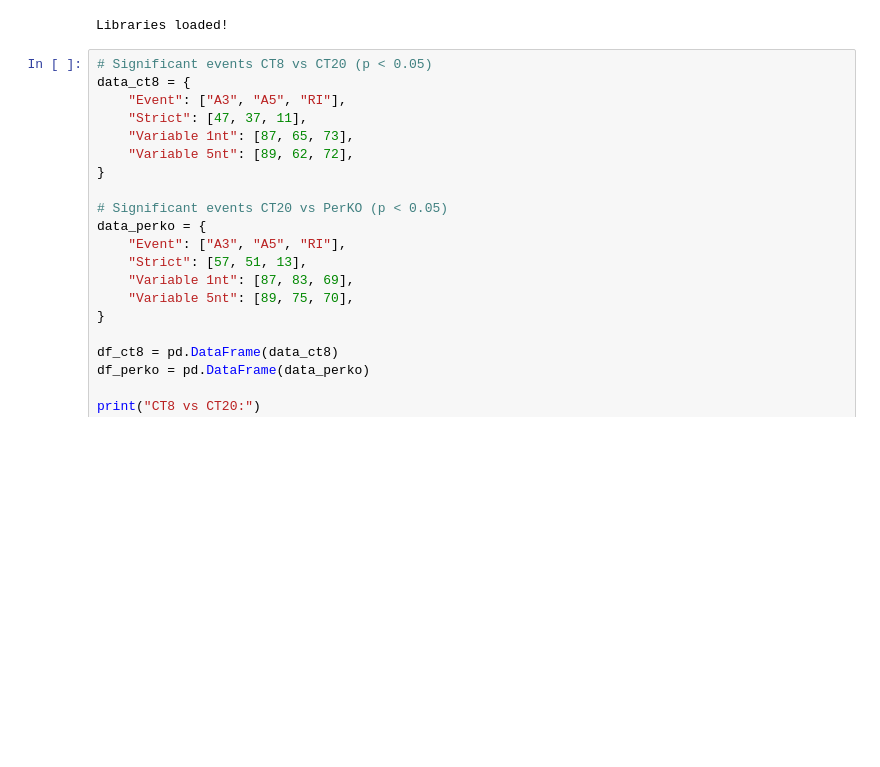
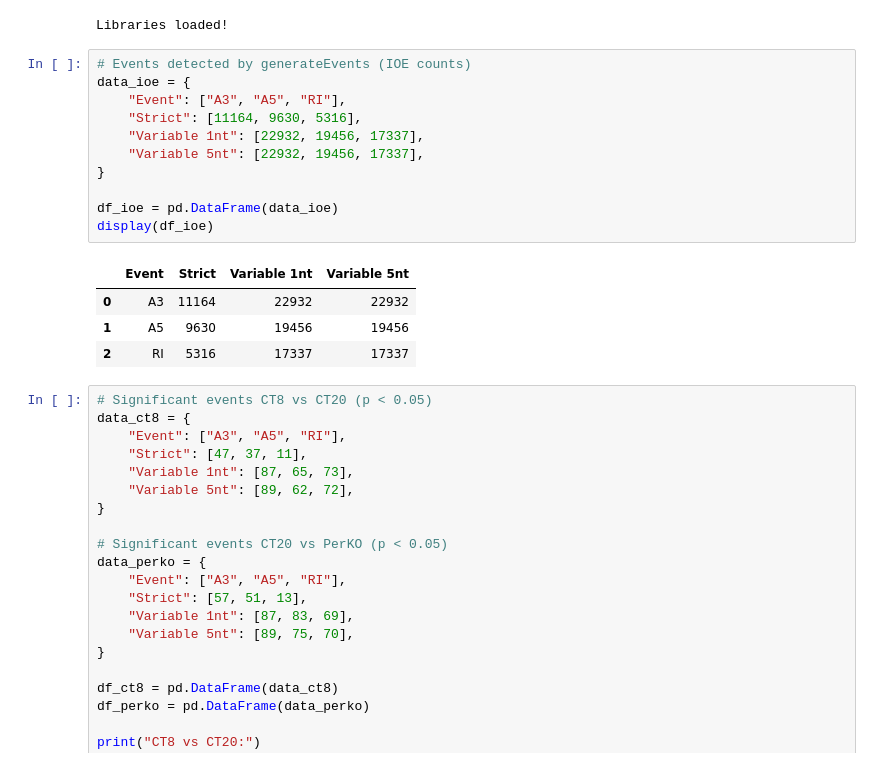
Before and after one commit to griceyrt/Internship, a Jupyter notebook: analysis/notebooks/02_barplots.ipynb, the cells around one changed output. Cells and saved outputs as stored; diff of their text form; blank space fills up the shorter version.

```diff
--- a/analysis/notebooks/02_barplots.ipynb
+++ b/analysis/notebooks/02_barplots.ipynb
@@ -6,6 +6,22 @@ import seaborn as sns
 print("Libraries loaded!")
 # %% [output]
 Libraries loaded!
+# %%
+# Events detected by generateEvents (IOE counts)
+data_ioe = {
+    "Event": ["A3", "A5", "RI"],
+    "Strict": [11164, 9630, 5316],
+    "Variable 1nt": [22932, 19456, 17337],
+    "Variable 5nt": [22932, 19456, 17337],
+}
+
+df_ioe = pd.DataFrame(data_ioe)
+display(df_ioe)
+# %% [output]
+|  | Event | Strict | Variable 1nt | Variable 5nt |
+| 0 | A3 | 11164 | 22932 | 22932 |
+| 1 | A5 | 9630 | 19456 | 19456 |
+| 2 | RI | 5316 | 17337 | 17337 |
 # %%
 # Significant events CT8 vs CT20 (p < 0.05)
 data_ct8 = {
```
Also changed, not shown: 1 other file.
